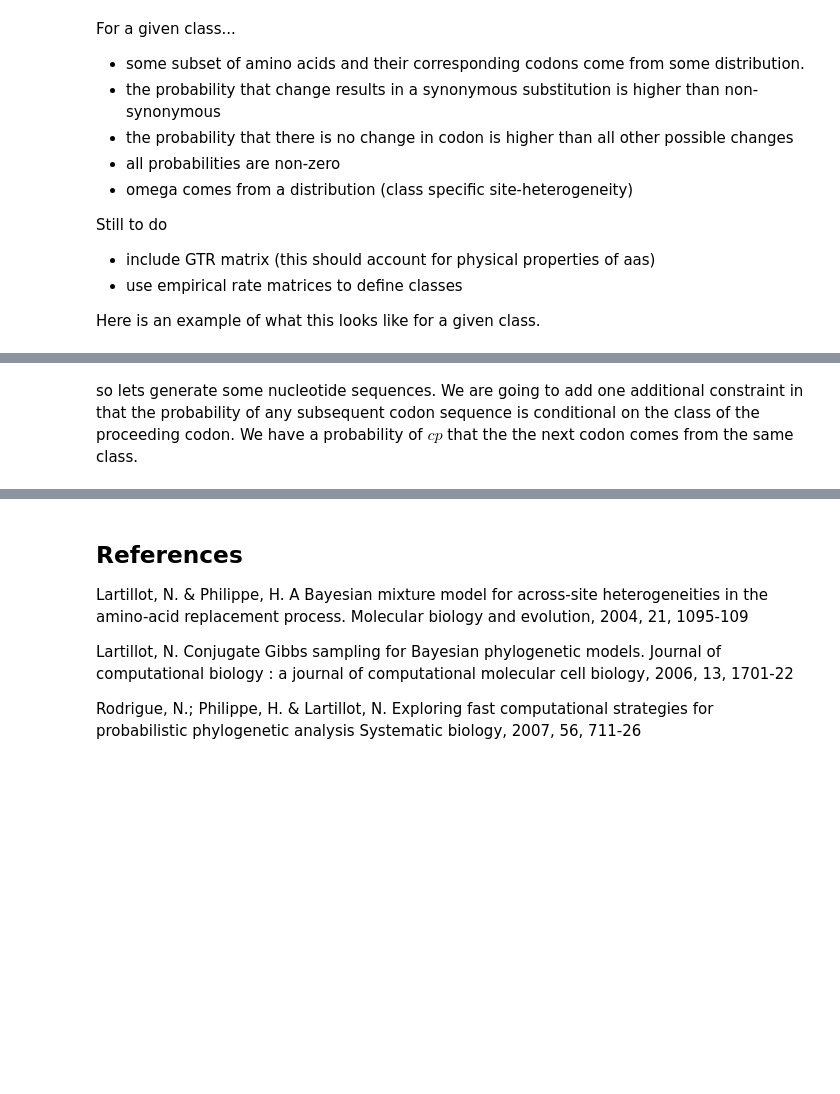
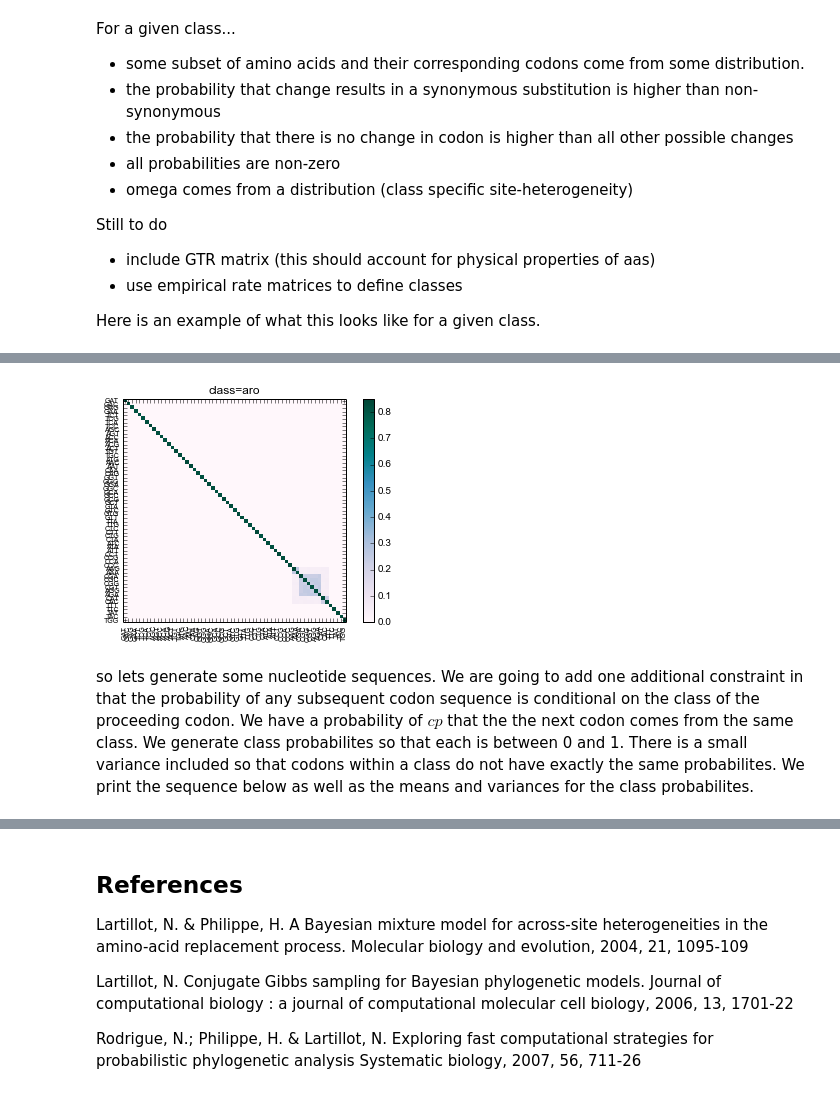
Before and after one commit to ajrichards/phylogenetic-models, a Jupyter notebook: cat-model/simulations.ipynb, the cells around one changed output, grey strips where cells are left out. Drawn from its saved outputs; the diff is of its cells as text; code cells hidden in the pictures; blank space fills up the shorter version.

```diff
--- a/cat-model/simulations.ipynb
+++ b/cat-model/simulations.ipynb
@@ -133,2 +29,57 @@ cbar = fig.colorbar(hmap, orientation='vertical')
+# %%
+%matplotlib inline
+from Simulations import Simulator
+import numpy as np
+import matplotlib.pyplot as plt
+
+# instantiate the simulator class
+sim = Simulator()
+
+# set a non-zero probability of all codon transitions
+sim.baseMean = 0.001
+sim.baseSd   = 0.0001
+
+# set the within class distribution
+sim.withinClsMean = 30
+sim.withinClsSd = 3
+
+# non-synomymous to synonymous rate (non-zero and <= 1.0)
+sim.nsRate = 0.2
+
+# distribution for no transitions
+sim.ntMean = 90.0
+sim.ntSd = 1.0
+
+# get a base matrix
+mat = sim.get_base_matrix()
+
+# create a prob matrix for each class and specify the class codon relationships
+cMatrices = {}
+classCodons = {}
+for c,classAa in sim.pp2aa.iteritems():
+    _classCodons = []
+    for aa in classAa:
+        for codon in sim.aa2codon[aa]:
+            _classCodons.append(codon)
+    cMatrices[c] = sim.generate_class_matrix(mat,_classCodons)
+    classCodons[c] = _classCodons
+
+# plot one of the class matrices
+cmat = cMatrices['pos']
+fig = plt.figure(dpi=300)
+cmap = plt.cm.PuBuGn
+ax = fig.add_subplot(111)
+hmap = ax.imshow(cmat, interpolation='nearest',aspect='auto',cmap=cmap)
+_ = ax.set_title("class=%s"%c)
+_ = ax.set_xticks(range(sim.codons.size))
+_ = ax.set_yticks(range(sim.codons.size))
+_ = ax.set_xticklabels(sim.codons,fontsize=7)
+_ = ax.set_yticklabels(sim.codons,fontsize=7)
+xlabs = ax.get_xticklabels()
+plt.setp(xlabs, rotation=90)
+ax.set_aspect(1./ax.get_data_ratio())
+cbar = fig.colorbar(hmap, orientation='vertical')
+# %% [output]
+[figure, added]
 # %% [markdown]
-so lets generate some nucleotide sequences.  We are going to add one additional constraint in that the probability of any subsequent codon sequence is conditional on the class of the proceeding codon. We have a probability of $cp$ that the the next codon comes from the same class.
+so lets generate some nucleotide sequences.  We are going to add one additional constraint in that the probability of any subsequent codon sequence is conditional on the class of the proceeding codon. We have a probability of $cp$ that the the next codon comes from the same class.  We generate class probabilites so that each is between 0 and 1. There is a small variance included so that codons within a class do not have exactly the same probabilites.  We print the sequence below as well as the means and variances for the class probabilites.
```
Also changed, not shown: parts of 12 cells of this notebook, 3 other files.
